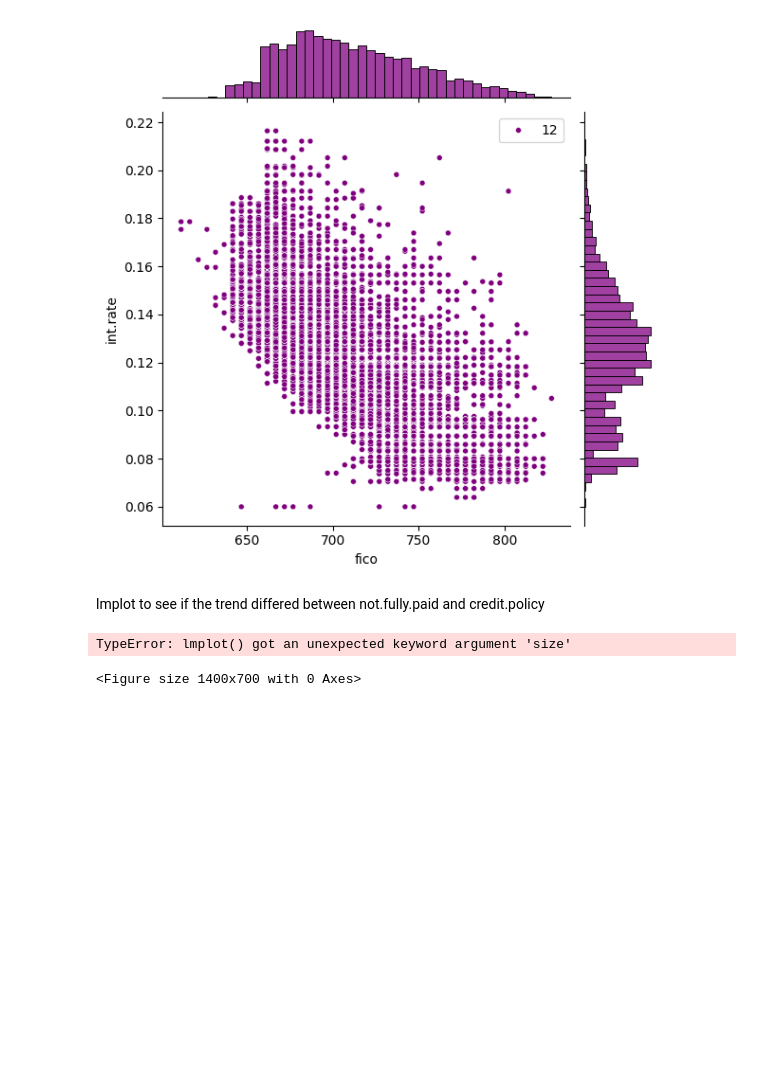
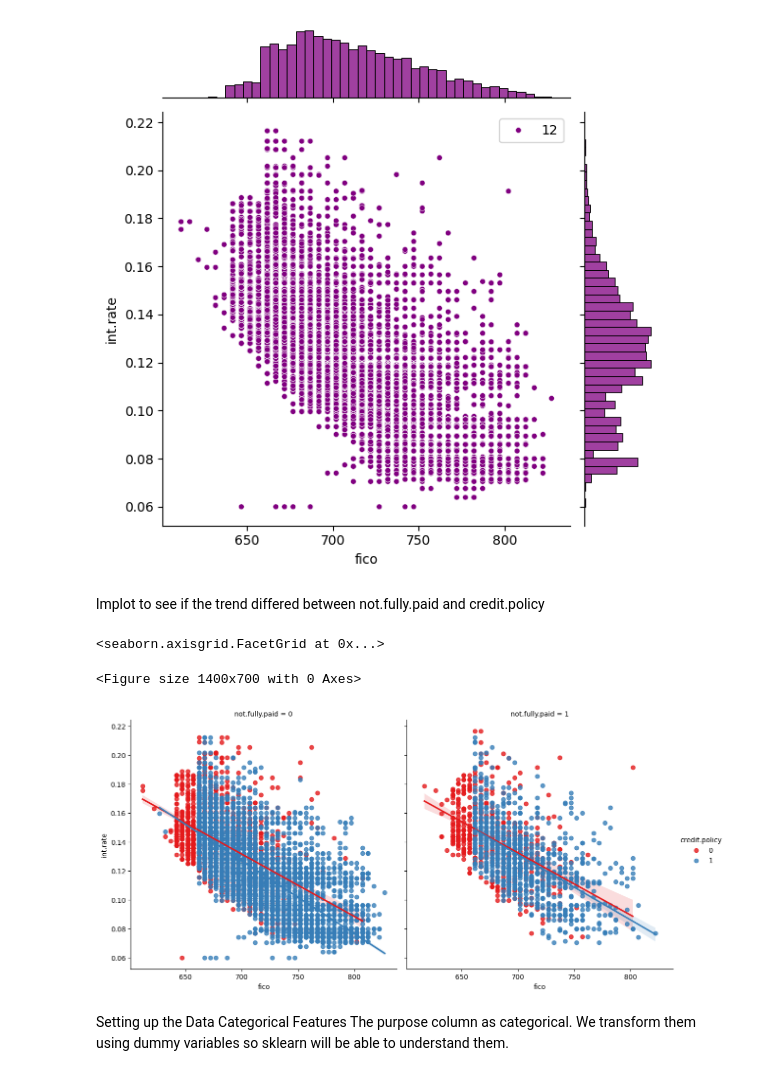
Before and after one commit to 2303a51133/AIML-2025BT17, a Jupyter notebook: lab9.ipynb, the cells around one changed output. Drawn from its saved outputs; the diff is of its cells as text; code cells hidden in the pictures; blank space fills up the shorter version.

```diff
--- a/lab9.ipynb
+++ b/lab9.ipynb
@@ -14,7 +14,7 @@ import seaborn as sns
 Get the Data
 ** Use pandas to read loan_data.csv**
 # %%
-df = pd.read_csv('loan_data.csv')
+df = pd.read_csv('/loan_data (5).csv')
 # %% [markdown]
 Check out the info(), head(), and describe() methods on loans
 # %%
@@ -151,7 +160,12 @@ lmplot to see if the trend differed between not.fully.paid and credit.policy
 # %%
 plt.figure(figsize=(14,7))
 sns.lmplot(y='int.rate',x='fico',data=df,hue='credit.policy',
-           col='not.fully.paid',palette='Set1',size=6)
+           col='not.fully.paid',palette='Set1',height=6) # Replace 'size' with 'height'
 # %% [output]
-TypeError: lmplot() got an unexpected keyword argument 'size'
+<seaborn.axisgrid.FacetGrid at 0x...>
 <Figure size 1400x700 with 0 Axes>
+[figure, added]
+# %% [markdown]
+Setting up the Data
+Categorical Features
+The purpose column as categorical. We transform them using dummy variables so sklearn will be able to understand them.
```
Also changed, not shown: parts of 43 cells of this notebook.
